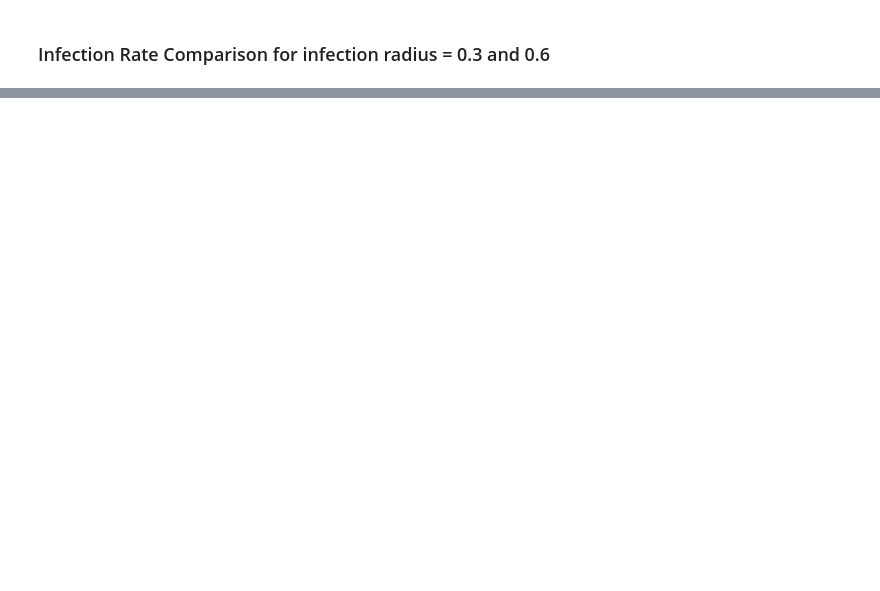
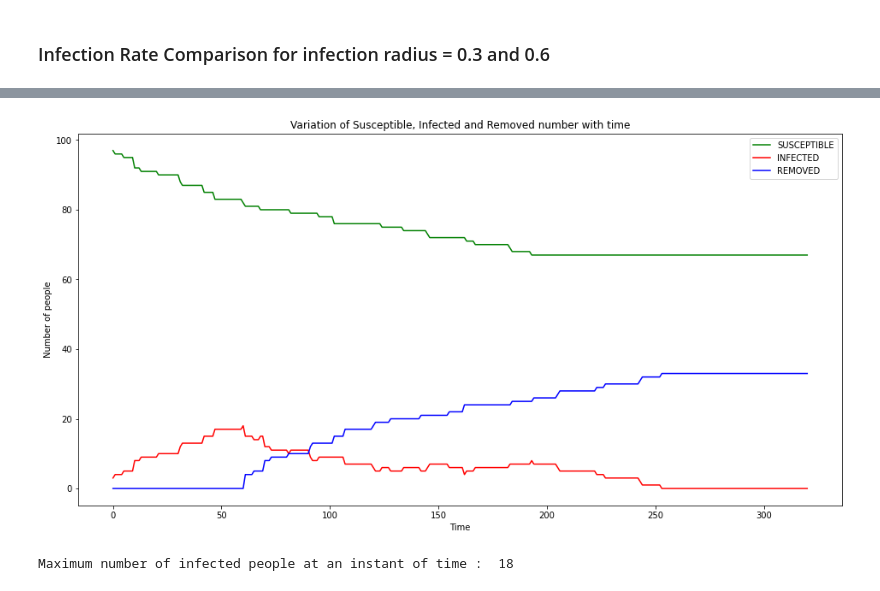
Before and after one commit to NirajanBekoju/Epidemic-Modelling, a Jupyter notebook: Data Analysis.ipynb, the cells around one changed output, grey strips where cells are left out. Cells and saved outputs as stored; diff of their text form; code cells hidden in the pictures; blank space fills up the shorter version.

```diff
--- a/Data Analysis.ipynb
+++ b/Data Analysis.ipynb
@@ -83,0 +108,6 @@ From the above graph, it is clear that when the infection radius increases, rate
+# %%
+dataf03_60_100_3 = read_display_SIR_data("dataf03_60_100_3")
+print("Maximum number of infected people at an instant of time : ", dataf03_60_100_3["I"].max())
+# %% [output]
+[figure, added]
+Maximum number of infected people at an instant of time :  18
```
Also changed, not shown: parts of 18 cells of this notebook.
